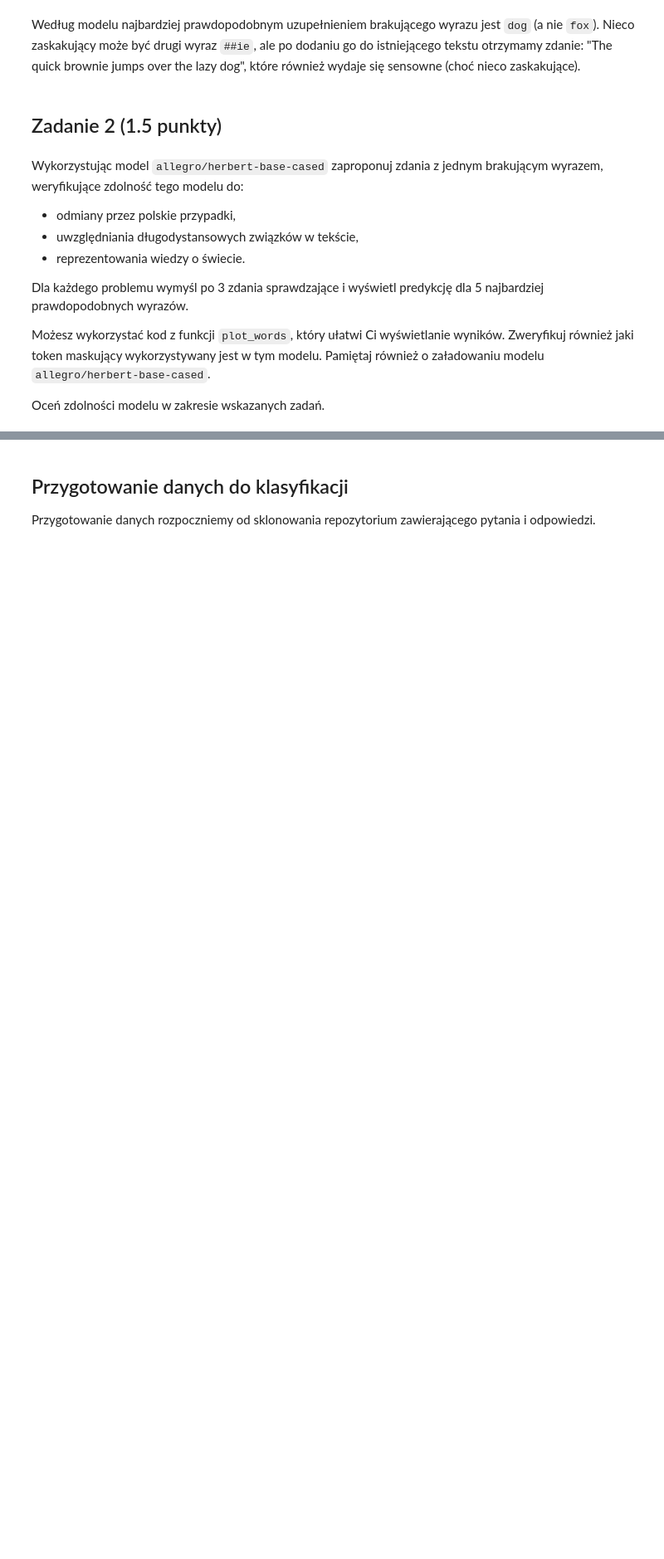
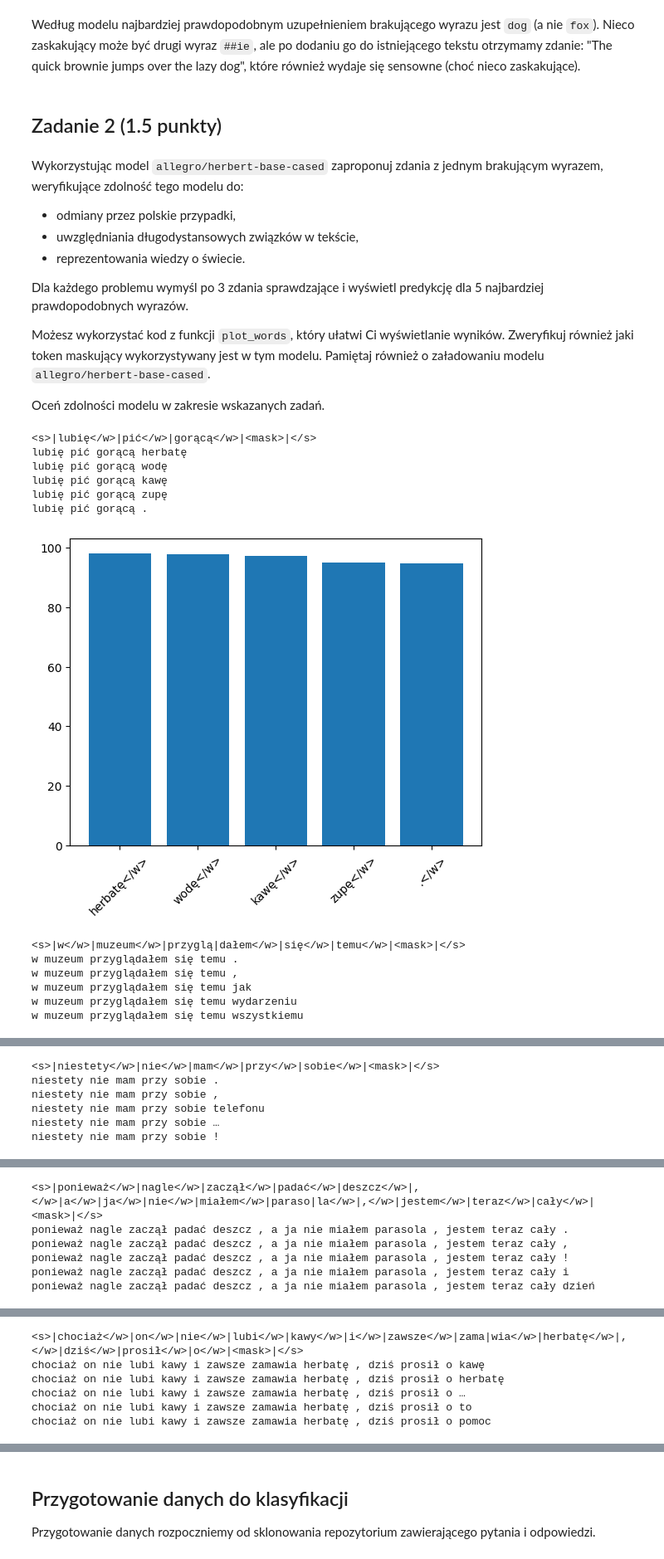
Before and after one commit to DEFALT314/sztuczna-inteligencja, a Jupyter notebook: lab5/lab_5.ipynb, the cells around one changed output, grey strips where cells are left out. Shown at 83% size. Drawn from its saved outputs; the diff is of its cells as text; code cells hidden in the pictures; blank space fills up the shorter version.

```diff
--- a/lab5/lab_5.ipynb
+++ b/lab5/lab_5.ipynb
@@ -171,23 +269,62 @@ Możesz wykorzystać kod z funkcji `plot_words`, który ułatwi Ci wyświetlanie
 
 Oceń zdolności modelu w zakresie wskazanych zadań.
 # %%
+import numpy as np
 def plot_words(sentence, word_model, word_tokenizer, mask="[MASK]"):
     sentence = word_tokenizer.encode(sentence, return_tensors="pt")
     tokens = word_tokenizer.convert_ids_to_tokens(list(sentence[0]))
     print("|".join(tokens))
     target = word_model(sentence.to(device))
     top = torch.topk(target.logits[0][tokens.index(mask)], 5)
     words = word_tokenizer.convert_ids_to_tokens(top.indices)
     mask_token = word_tokenizer.encode(mask, add_special_tokens=False)[0]
     token_ids = list(sentence[0].cpu().detach().numpy())
     mask_index = token_ids.index(mask_token)
     for word_id in top.indices:
         token_ids[mask_index]  = word_id
         print(word_tokenizer.decode(token_ids, skip_special_tokens=True))
 
     plt.xticks(rotation=45)
     plt.bar(words, top.values.cpu().detach().numpy())
     plt.show()
 
+declension = np.array([
+    "lubię pić gorącą <mask>",
+    "w muzeum przyglądałem się temu <mask>",
+    "niestety nie mam przy sobie <mask>"
+])
 
-# your_code
+long_dst = np.array([
+    "ponieważ nagle zaczął padać deszcz, a ja nie miałem parasola, jestem teraz cały <mask>",
+    "książka, o której rozmawialiśmy wczoraj wieczorem i którą polecałeś, jest <mask>",
+    "chociaż on nie lubi kawy i zawsze zamawia herbatę, dziś prosił o <mask>"
+])
+
+facts = np.array([
+    "stolicą polski jest <mask>",
+    "największy kraj to <mask>",
+    "paryż jest w <mask>"
+])
+model = AutoModelForMaskedLM.from_pretrained('allegro/herbert-base-cased')
+tokenizer = AutoTokenizer.from_pretrained('allegro/herbert-base-cased')
+model.to(device)
+for s in declension:
+    plot_words(s, model, tokenizer, "<mask>")
+for s in long_dst:
+    plot_words(s, model, tokenizer, "<mask>")
+for s in facts:
+    plot_words(s, model, tokenizer, "<mask>")
+# %% [output]
+<s>|lubię</w>|pić</w>|gorącą</w>|<mask>|</s>
+lubię pić gorącą herbatę
+lubię pić gorącą wodę
+lubię pić gorącą kawę
+lubię pić gorącą zupę
+lubię pić gorącą .
+[figure, added]
+<s>|w</w>|muzeum</w>|przyglą|dałem</w>|się</w>|temu</w>|<mask>|</s>
+w muzeum przyglądałem się temu .
+w muzeum przyglądałem się temu ,
+w muzeum przyglądałem się temu jak
+w muzeum przyglądałem się temu wydarzeniu
+w muzeum przyglądałem się temu wszystkiemu
@@ -193,0 +332,6 @@ def plot_words(sentence, word_model, word_tokenizer, mask="[MASK]"):
+<s>|niestety</w>|nie</w>|mam</w>|przy</w>|sobie</w>|<mask>|</s>
+niestety nie mam przy sobie .
+niestety nie mam przy sobie ,
+niestety nie mam przy sobie telefonu
+niestety nie mam przy sobie …
+niestety nie mam przy sobie !
@@ -193,0 +339,6 @@ def plot_words(sentence, word_model, word_tokenizer, mask="[MASK]"):
+<s>|ponieważ</w>|nagle</w>|zaczął</w>|padać</w>|deszcz</w>|,</w>|a</w>|ja</w>|nie</w>|miałem</w>|paraso|la</w>|,</w>|jestem</w>|teraz</w>|cały</w>|<mask>|</s>
+ponieważ nagle zaczął padać deszcz , a ja nie miałem parasola , jestem teraz cały .
+ponieważ nagle zaczął padać deszcz , a ja nie miałem parasola , jestem teraz cały ,
+ponieważ nagle zaczął padać deszcz , a ja nie miałem parasola , jestem teraz cały !
+ponieważ nagle zaczął padać deszcz , a ja nie miałem parasola , jestem teraz cały i
+ponieważ nagle zaczął padać deszcz , a ja nie miałem parasola , jestem teraz cały dzień
@@ -193,0 +353,6 @@ def plot_words(sentence, word_model, word_tokenizer, mask="[MASK]"):
+<s>|chociaż</w>|on</w>|nie</w>|lubi</w>|kawy</w>|i</w>|zawsze</w>|zama|wia</w>|herbatę</w>|,</w>|dziś</w>|prosił</w>|o</w>|<mask>|</s>
+chociaż on nie lubi kawy i zawsze zamawia herbatę , dziś prosił o kawę
+chociaż on nie lubi kawy i zawsze zamawia herbatę , dziś prosił o herbatę
+chociaż on nie lubi kawy i zawsze zamawia herbatę , dziś prosił o …
+chociaż on nie lubi kawy i zawsze zamawia herbatę , dziś prosił o to
+chociaż on nie lubi kawy i zawsze zamawia herbatę , dziś prosił o pomoc
```
Also changed, not shown: parts of 35 cells of this notebook.
